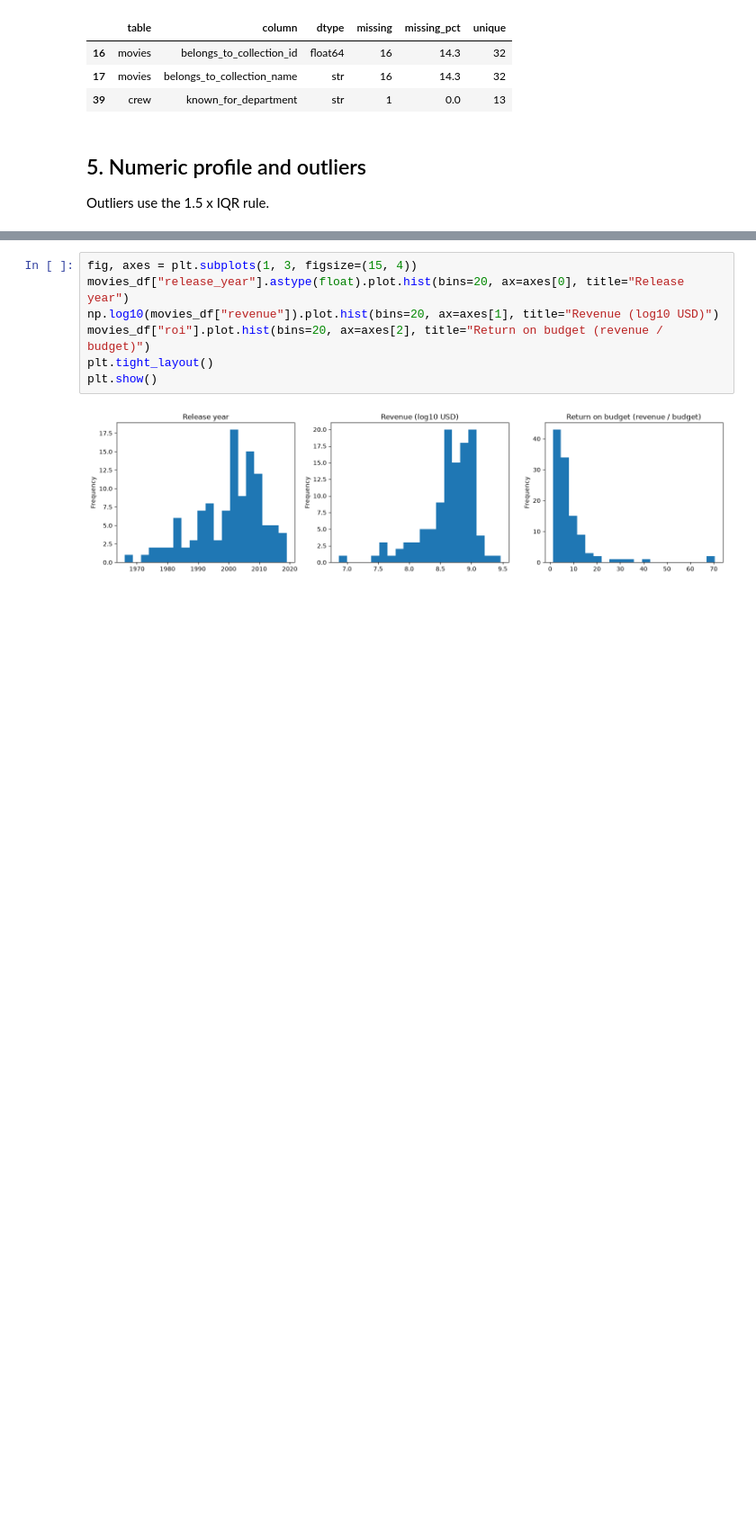
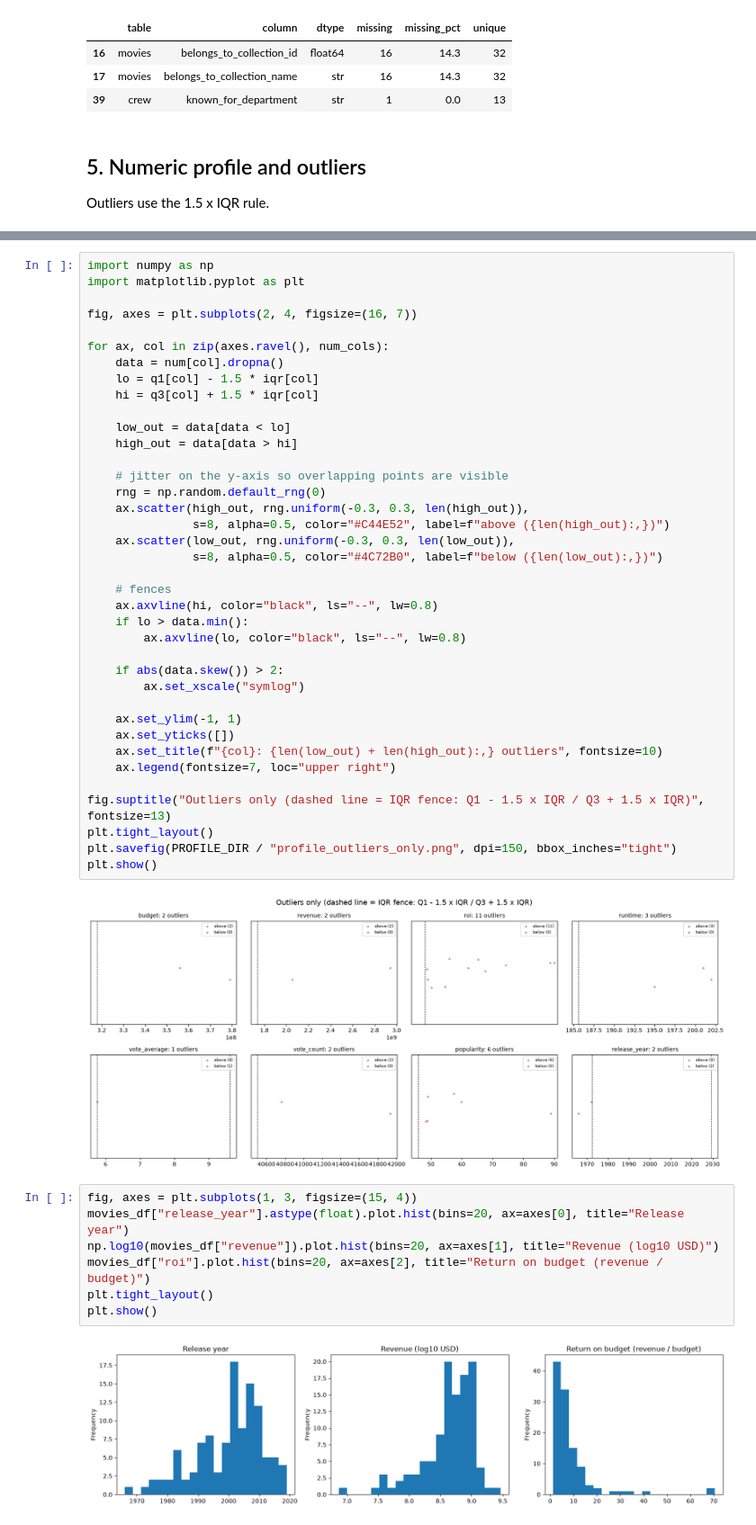
Before and after one commit to JDB-amalitech/StreamVault-Analysis, a Jupyter notebook: Data_profiling/profile_data.ipynb, the cells around one changed output, grey strips where cells are left out. Shown at 90% size. Saved outputs shown, nothing was run; the diff lists cells and outputs as text; blank space fills up the shorter version.

Commit message:
profiling the data checking the outlier

```diff
--- a/Data_profiling/profile_data.ipynb
+++ b/Data_profiling/profile_data.ipynb
@@ -150,6 +157,46 @@ desc
 | vote_count | 112.0 | 1.754420e+04 | 8.271550e+03 | 4137.00 | 1.104225e+04 | 1.584700e+04 | 2.282725e+04 | 4.193500e+04 | 0 | 2 |
 | popularity | 112.0 | 2.017000e+01 | 1.339000e+01 | 0.48 | 1.067000e+01 | 1.696000e+01 | 2.474000e+01 | 8.890000e+01 | 0 | 6 |
 | release_year | 112.0 | 2.000180e+03 | 1.114000e+01 | 1966.00 | 1.993750e+03 | 2.002500e+03 | 2.008000e+03 | 2.019000e+03 | 0 | 2 |
+# %%
+import numpy as np
+import matplotlib.pyplot as plt
+
+fig, axes = plt.subplots(2, 4, figsize=(16, 7))
+
+for ax, col in zip(axes.ravel(), num_cols):
+    data = num[col].dropna()
+    lo = q1[col] - 1.5 * iqr[col]
+    hi = q3[col] + 1.5 * iqr[col]
+
+    low_out = data[data < lo]
+    high_out = data[data > hi]
+
+    # jitter on the y-axis so overlapping points are visible
+    rng = np.random.default_rng(0)
+    ax.scatter(high_out, rng.uniform(-0.3, 0.3, len(high_out)),
+               s=8, alpha=0.5, color="#C44E52", label=f"above ({len(high_out):,})")
+    ax.scatter(low_out, rng.uniform(-0.3, 0.3, len(low_out)),
+               s=8, alpha=0.5, color="#4C72B0", label=f"below ({len(low_out):,})")
+
+    # fences
+    ax.axvline(hi, color="black", ls="--", lw=0.8)
+    if lo > data.min():
+        ax.axvline(lo, color="black", ls="--", lw=0.8)
+
+    if abs(data.skew()) > 2:
+        ax.set_xscale("symlog")
+
+    ax.set_ylim(-1, 1)
+    ax.set_yticks([])
+    ax.set_title(f"{col}: {len(low_out) + len(high_out):,} outliers", fontsize=10)
+    ax.legend(fontsize=7, loc="upper right")
+
+fig.suptitle("Outliers only (dashed line = IQR fence: Q1 - 1.5 x IQR / Q3 + 1.5 x IQR)", fontsize=13)
+plt.tight_layout()
+plt.savefig(PROFILE_DIR / "profile_outliers_only.png", dpi=150, bbox_inches="tight")
+plt.show()
+# %% [output]
+[figure, added]
 # %%
 fig, axes = plt.subplots(1, 3, figsize=(15, 4))
 movies_df["release_year"].astype(float).plot.hist(bins=20, ax=axes[0], title="Release year")
```
Also changed, not shown: parts of 4 cells of this notebook, 4 other files.
